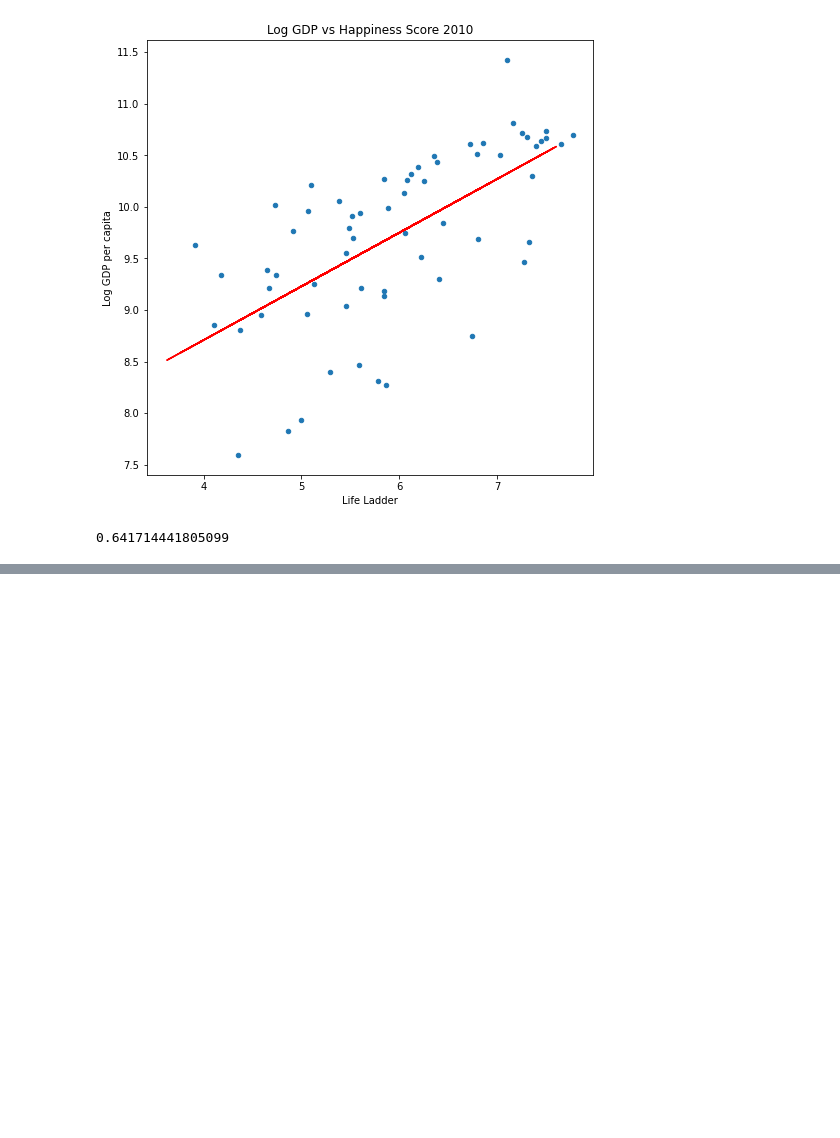
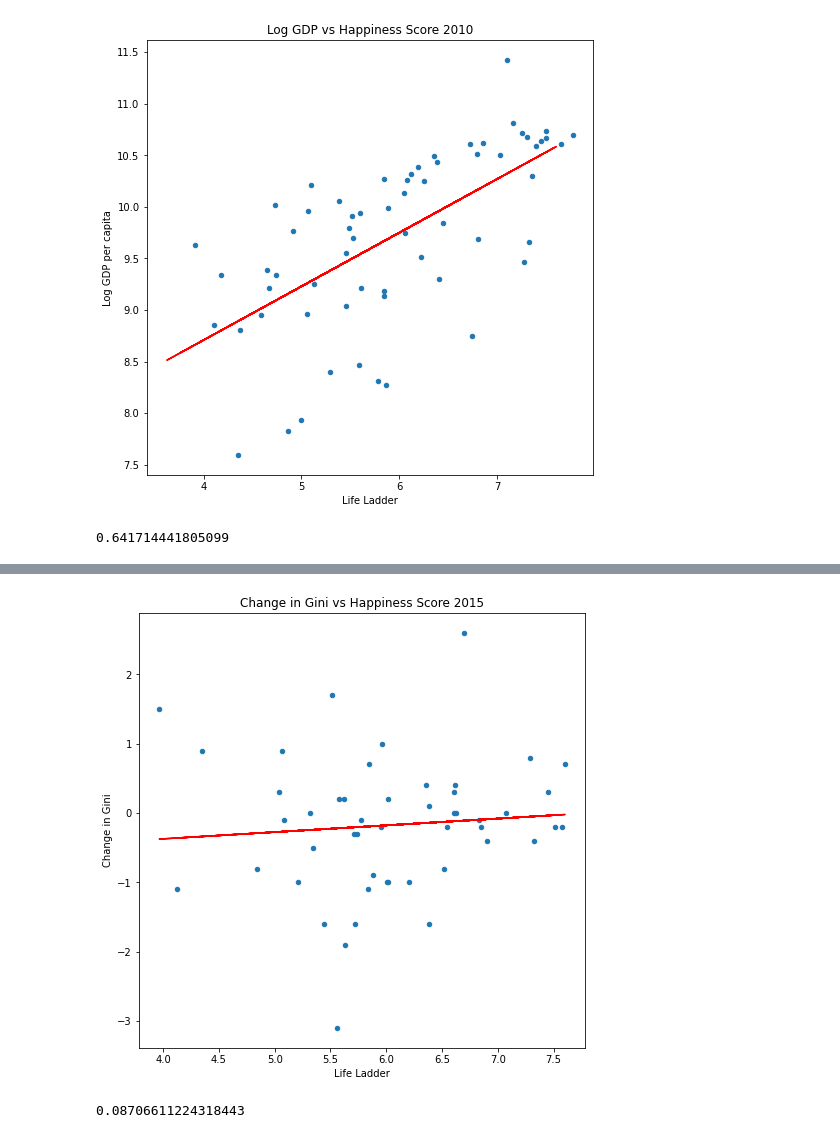
Before and after one commit to miheep8938/Veritas-Collective, a Jupyter notebook: JJ-Wrangle.ipynb, the cells around one changed output, grey strips where cells are left out. Drawn from its saved outputs; the diff is of its cells as text; code cells hidden in the pictures; blank space fills up the shorter version.

Commit message:
more scatter plots

```diff
--- a/JJ-Wrangle.ipynb
+++ b/JJ-Wrangle.ipynb
@@ -273,0 +302,3 @@ gini_data
+# %%
+gini_data["Change in Gini"] = gini_data["2015"] - gini_data["2014"]
+gini_data
@@ -273,0 +323,9 @@ gini_data
+# %%
+#Store country name and log gdp in a new dataframe
+gdp_log = gini_index_2015[["Country name", "Log GDP per capita", "Life Ladder"]]
+gdp_log = gdp_log.rename(columns={"Country name":"Country Name"})
+gdp_log
+
+#merge new dataframe with gini_data
+gini_v_gdp_df = pd.merge(gini_data, gdp_log, on=["Country Name"])
+gini_v_gdp_df
@@ -273,0 +360,23 @@ gini_data
+# %%
+#use pandas to plot a scatter plot
+gini_v_gdp_df.plot(kind="scatter", x="Life Ladder", y="Change in Gini", grid=False, figsize=(8,8),
+              title="Change in Gini vs Happiness Score 2015")
+
+#Calculate the correlation coefficient
+happiness = gini_v_gdp_df.iloc[:, 5]
+gini = gini_v_gdp_df.iloc[:, 3]
+correlation = st.pearsonr(happiness, gini)
+
+#Calculate  the linear regression, r squared
+slope, intercept, rvalue, pvalue, stderr = st.linregress(happiness, gini)
+regress_values = happiness * slope + intercept
+
+plt.plot(happiness,regress_values,"r-")
+
+# Saves an image of our chart so that we can view it in a folder
+#plt.savefig("../Images/temp_lat.png")
+plt.show()
+print(rvalue)
+# %% [output]
+[figure, added]
+0.08706611224318443
```
Also changed, not shown: parts of 13 cells of this notebook.
